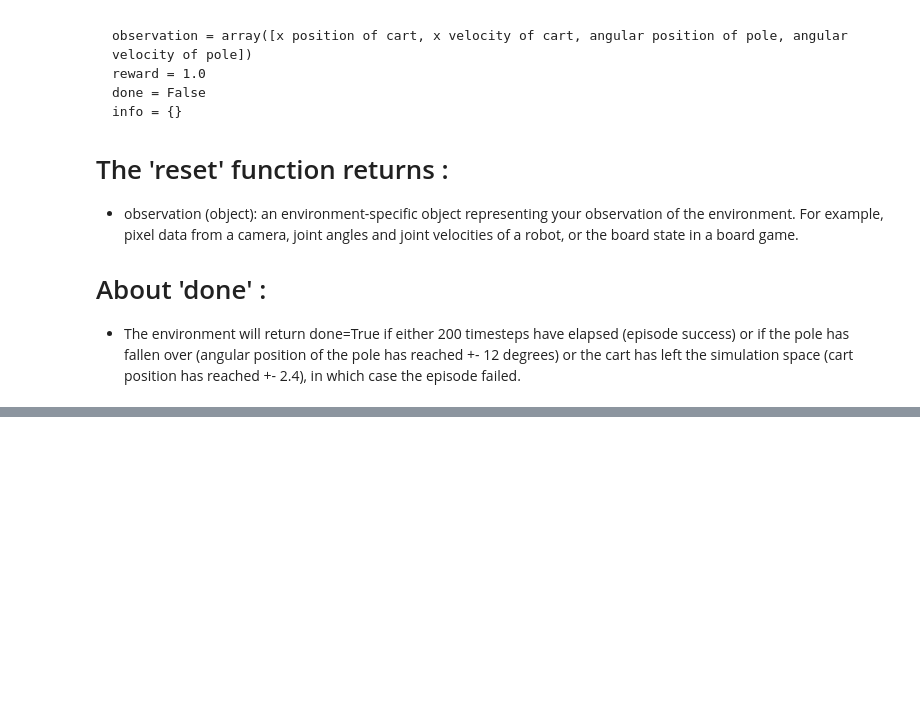
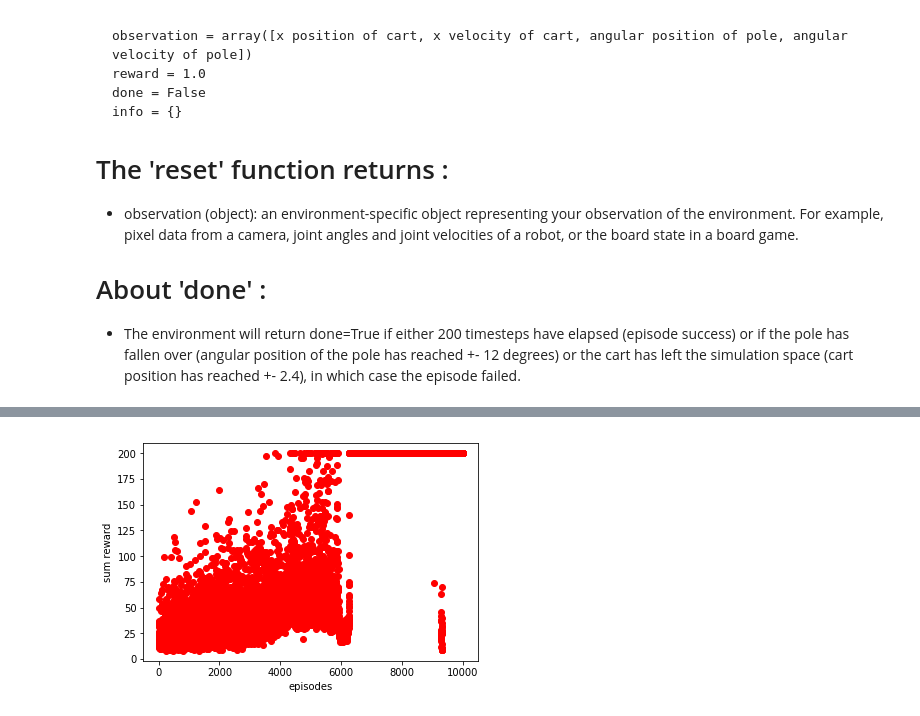
Before and after one commit to lequievre/pybullet_tests, a Jupyter notebook: tests_pytorch/test_cartpole.ipynb, the cells around one changed output, grey strips where cells are left out. Saved outputs shown, nothing was run; the diff lists cells and outputs as text; code cells hidden in the pictures; blank space fills up the shorter version.

Commit message:
Added plot images after training step

```diff
--- a/tests_pytorch/test_cartpole.ipynb
+++ b/tests_pytorch/test_cartpole.ipynb
@@ -508,0 +515,11 @@ agent.save_trained_model("cartpole-dqn.pth")
+# %%
+# Plot sum reward per episode after training
+
+plt.xlabel('episodes')
+plt.ylabel('sum reward')
+
+t = np.arange(0, episodes, 1)
+plt.plot(t,reward_list,'ro')
+plt.show()
+# %% [output]
+[figure, added]
```
Also changed, not shown: parts of 8 cells of this notebook.
